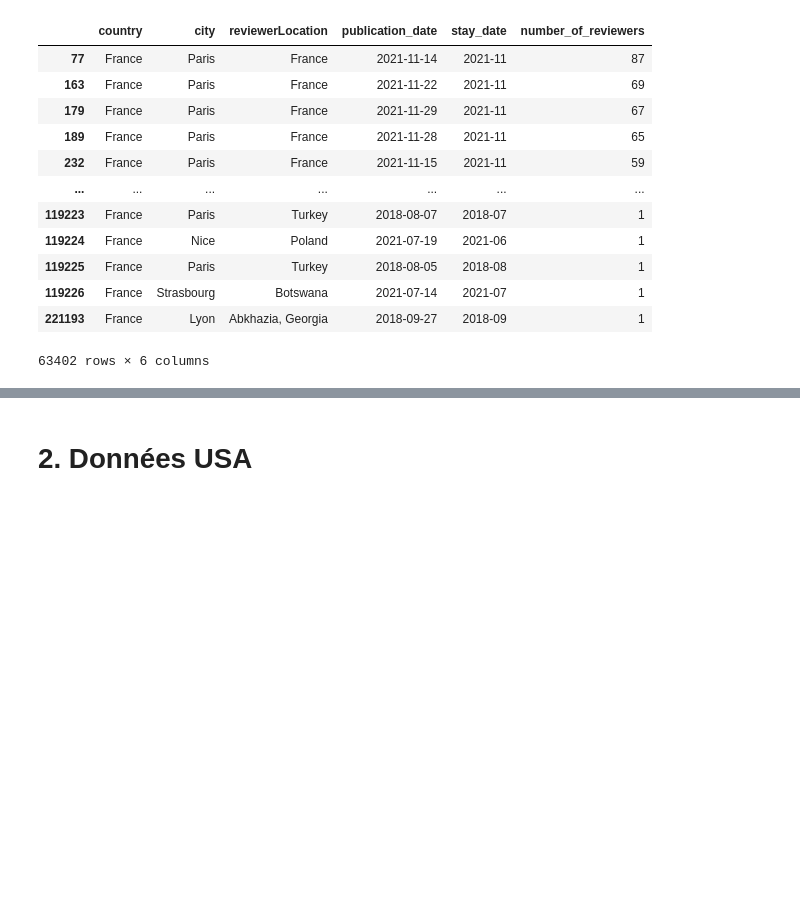
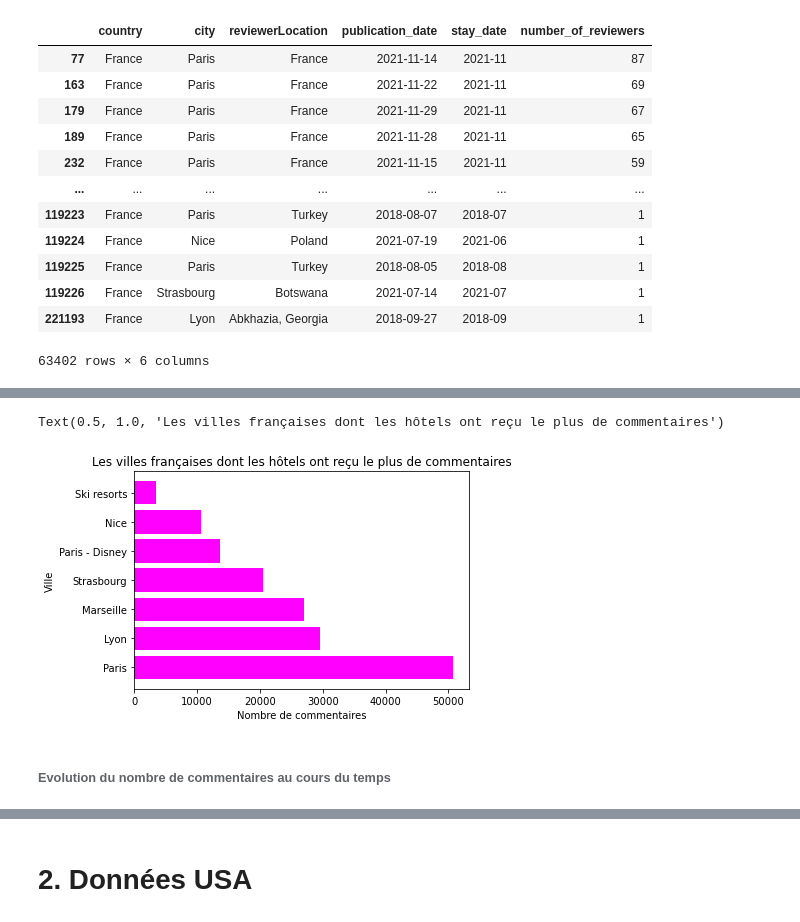
Before and after one commit to julienowack/stat_app, a Jupyter notebook: exploration des bdd.ipynb, the cells around one changed output, grey strips where cells are left out. Cells and saved outputs as stored; diff of their text form; code cells hidden in the pictures; blank space fills up the shorter version.

```diff
--- a/exploration des bdd.ipynb
+++ b/exploration des bdd.ipynb
@@ -314,0 +334,4 @@ df_reviews_france
+# %%
+df_reviews_france_city = df_reviews_france.groupby("city").sum().sort_values('number_of_reviewers', ascending = False)
+df_reviews_france_city.reset_index(inplace=True)
+df_reviews_france_city
@@ -314,0 +347,11 @@ df_reviews_france
+# %%
+fig = plt.figure(1, figsize=(6, 4))
+plt.barh(df_reviews_france_city["city"], df_reviews_france_city['number_of_reviewers'], color="magenta")
+plt.xlabel("Nombre de commentaires")
+plt.ylabel('Ville')
+plt.title("Les villes françaises dont les hôtels ont reçu le plus de commentaires")
+# %% [output]
+Text(0.5, 1.0, 'Les villes françaises dont les hôtels ont reçu le plus de commentaires')
+[figure, added]
+# %% [markdown]
+###### Evolution du nombre de commentaires au cours du temps
```
Also changed, not shown: parts of 15 cells of this notebook.
